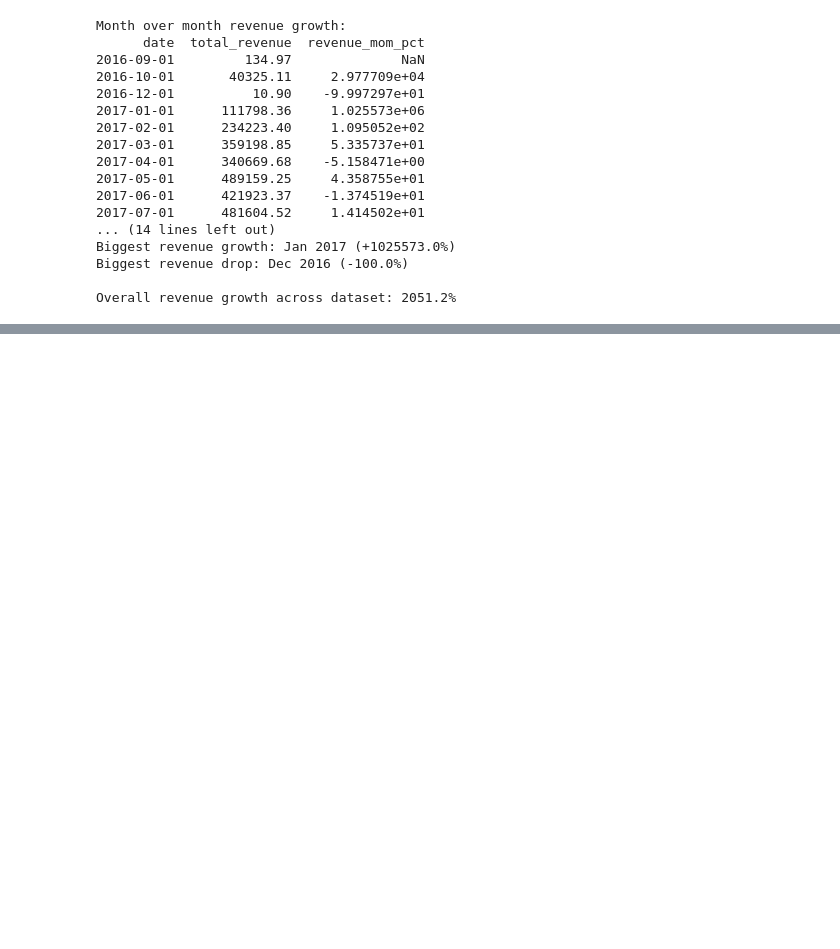
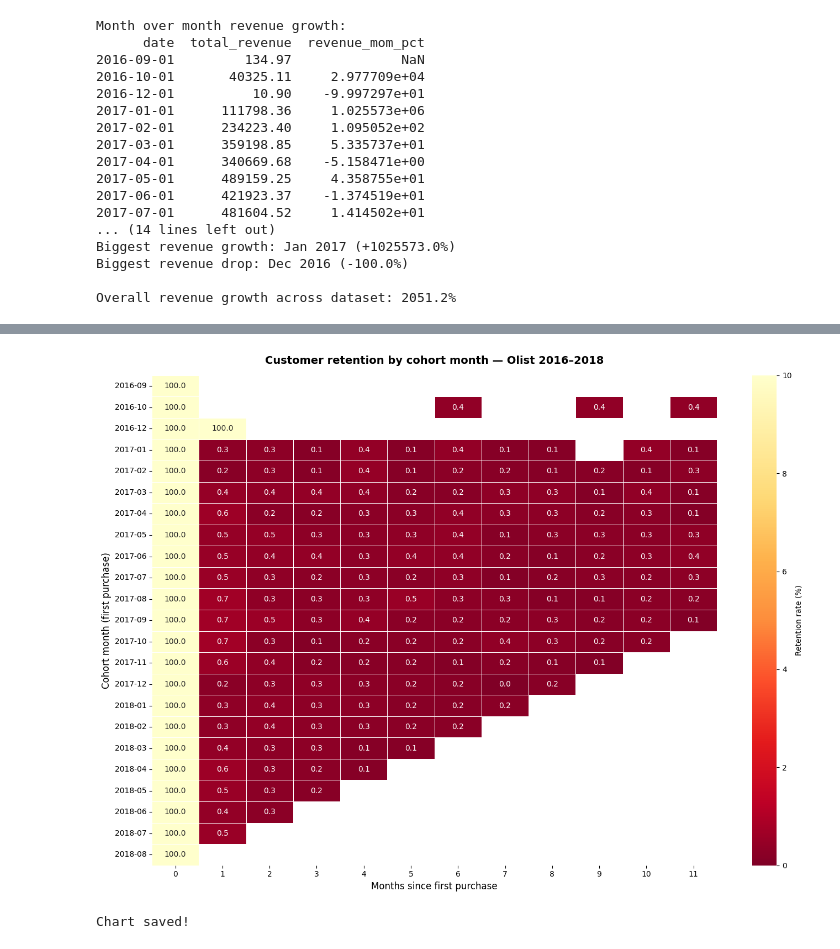
Before and after one commit to ragasree123/olist-ecommerce-analysis, a Jupyter notebook: notebooks/01_olist_week1_analysis.ipynb, the cells around one changed output, grey strips where cells are left out. Cells and saved outputs as stored; diff of their text form; code cells hidden in the pictures; blank space fills up the shorter version.

Commit message:
cohort analysis, retention heatmap, repeat purchase rate

```diff
--- a/notebooks/01_olist_week1_analysis.ipynb
+++ b/notebooks/01_olist_week1_analysis.ipynb
@@ -1257,0 +1284,18 @@ Overall revenue growth across dataset: 2051.2%
+# %%
+import pandas as pd
+import matplotlib.pyplot as plt
+import seaborn as sns
+
+# Step 1 — get each customer's first purchase month
+df_delivered['order_month'] = pd.to_datetime(
+    df_delivered['order_purchase_timestamp']
+).dt.to_period('M')
+
+# Find first purchase month per customer
+customer_first = df_delivered.groupby('customer_unique_id')[
+    'order_month'].min().reset_index()
+customer_first.columns = ['customer_unique_id', 'cohort_month']
+
+print(f"Unique customers: {len(customer_first):,}")
+print(f"\nCohort month distribution (first 10):")
+print(customer_first['cohort_month'].value_counts().sort_index().head(10))
@@ -1257,0 +1359,36 @@ Overall revenue growth across dataset: 2051.2%
+# %%
+# Keep only first 12 months and cohorts with enough data
+retention_plot = retention.iloc[:, :12]
+
+# Convert index to string for cleaner display
+retention_plot.index = retention_plot.index.astype(str)
+
+fig, ax = plt.subplots(figsize=(14, 10))
+
+sns.heatmap(
+    retention_plot,
+    annot=True,
+    fmt='.1f',
+    cmap='YlOrRd_r',
+    ax=ax,
+    vmin=0,
+    vmax=10,
+    linewidths=0.5,
+    linecolor='white',
+    cbar_kws={'label': 'Retention rate (%)'}
+)
+
+ax.set_title('Customer retention by cohort month — Olist 2016–2018',
+             fontsize=14, fontweight='bold', pad=15)
+ax.set_xlabel('Months since first purchase', fontsize=12)
+ax.set_ylabel('Cohort month (first purchase)', fontsize=12)
+
+plt.tight_layout()
+plt.savefig(
+    r'E:\NILE TECH\DataAnalyst90Days\Phase1_Olist\images\cohort_retention.png',
+    dpi=150, bbox_inches='tight')
+plt.show()
+print("Chart saved!")
+# %% [output]
+[figure, added]
+Chart saved!
```
Also changed, not shown: parts of 7 cells of this notebook.
